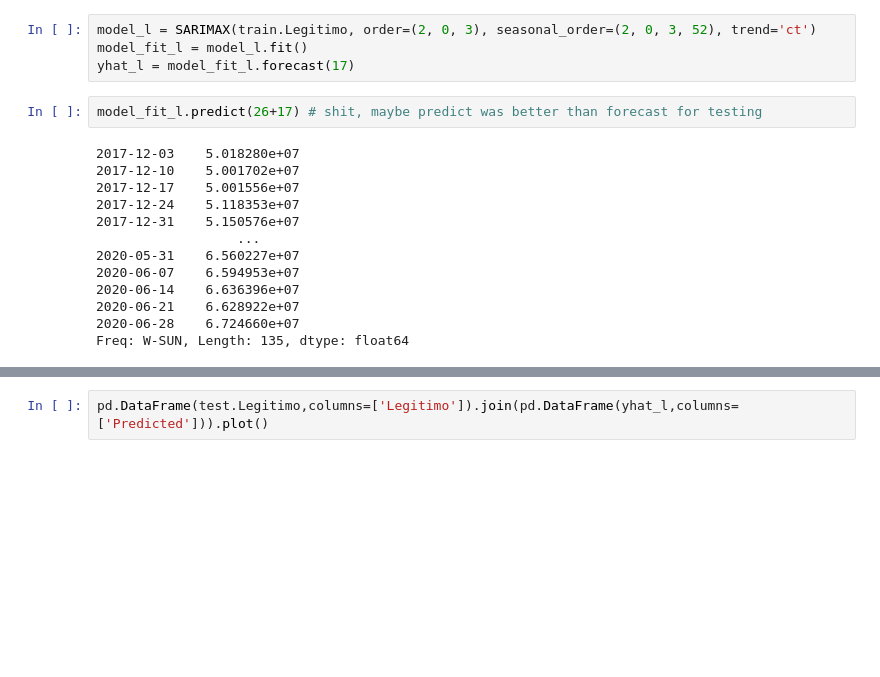
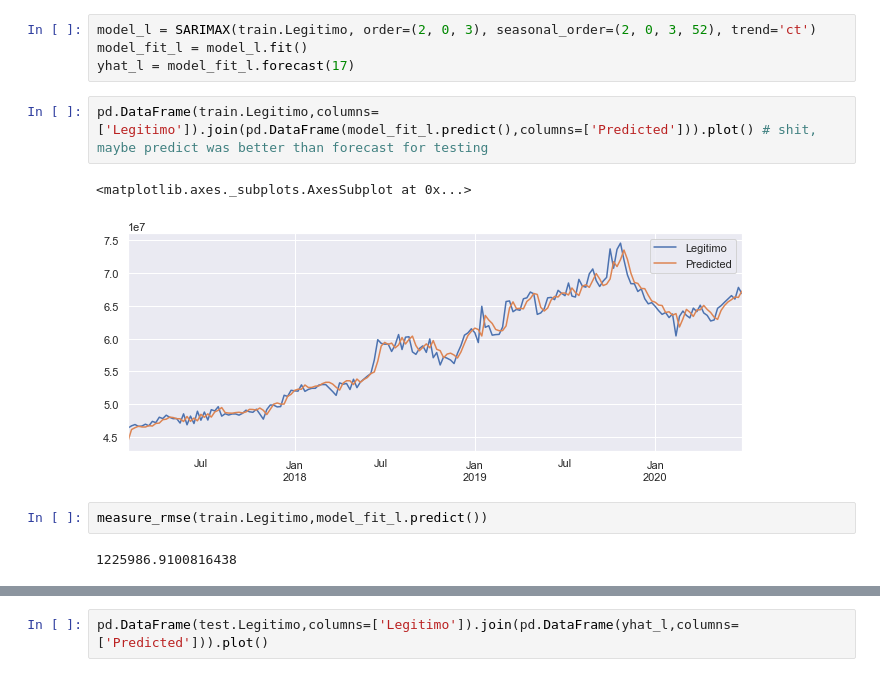
Before and after one commit to gustavo-pohlmann/TCC, a Jupyter notebook: TCC.ipynb, the cells around one changed output, grey strips where cells are left out. Cells and saved outputs as stored; diff of their text form; blank space fills up the shorter version.

Commit message:
Added Predict

```diff
--- a/TCC.ipynb
+++ b/TCC.ipynb
@@ -221,20 +223,14 @@ model_l = SARIMAX(train.Legitimo, order=(2, 0, 3), seasonal_order=(2, 0, 3, 52),
 model_fit_l = model_l.fit()
 yhat_l = model_fit_l.forecast(17)
 # %%
-model_fit_l.predict(26+17) # shit, maybe predict was better than forecast for testing
+pd.DataFrame(train.Legitimo,columns=['Legitimo']).join(pd.DataFrame(model_fit_l.predict(),columns=['Predicted'])).plot() # shit, maybe predict was better than forecast for testing
 # %% [output]
-2017-12-03    5.018280e+07
-2017-12-10    5.001702e+07
-2017-12-17    5.001556e+07
-2017-12-24    5.118353e+07
-2017-12-31    5.150576e+07
-                  ...
-2020-05-31    6.560227e+07
-2020-06-07    6.594953e+07
-2020-06-14    6.636396e+07
-2020-06-21    6.628922e+07
-2020-06-28    6.724660e+07
-Freq: W-SUN, Length: 135, dtype: float64
+<matplotlib.axes._subplots.AxesSubplot at 0x...>
+[figure, added]
+# %%
+measure_rmse(train.Legitimo,model_fit_l.predict())
+# %% [output]
+1225986.9100816438
 # %%
 measure_rmse(test.Legitimo,yhat_l)
 # %% [output]
```
Also changed, not shown: parts of 3 cells of this notebook.
